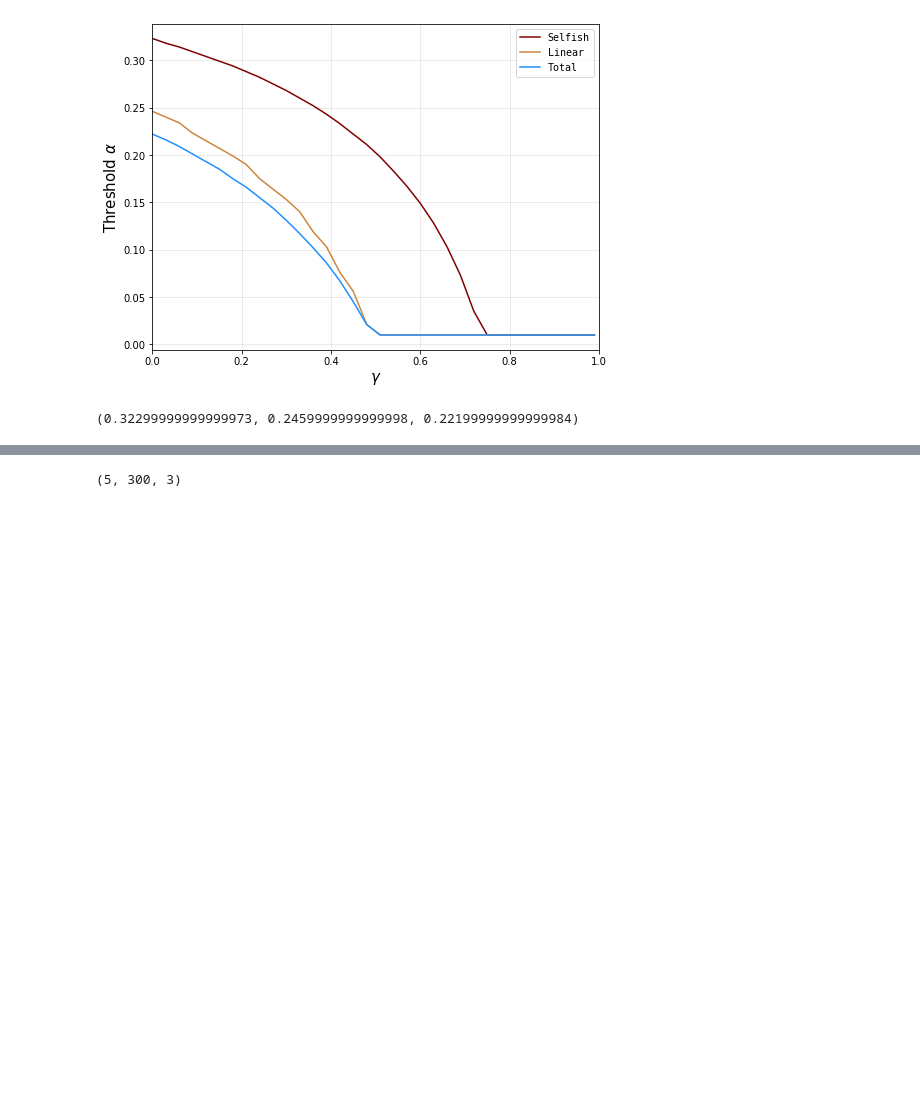
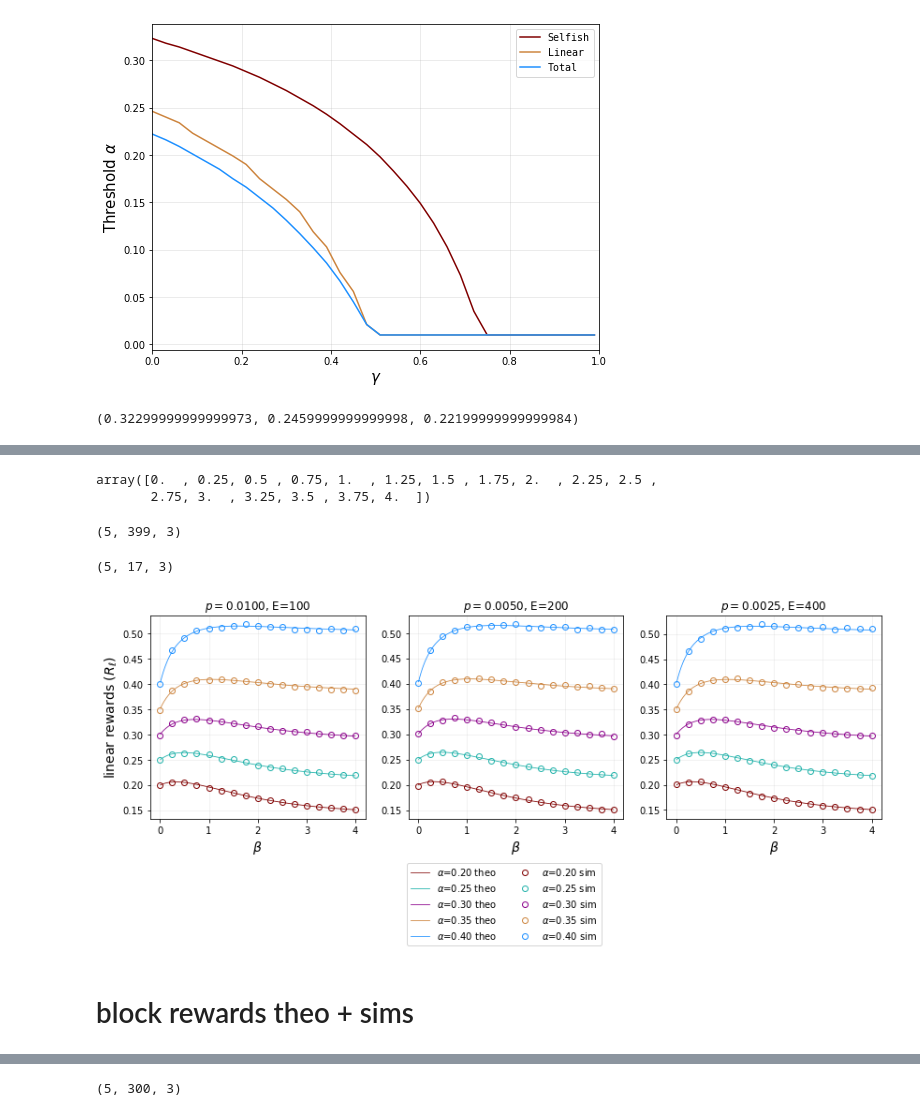
Before and after one commit to michaelneuder/opportunistic-mining, a Jupyter notebook: final-plots.ipynb, the cells around one changed output, grey strips where cells are left out. Cells and saved outputs as stored; diff of their text form; code cells hidden in the pictures; blank space fills up the shorter version.

```diff
--- a/final-plots.ipynb
+++ b/final-plots.ipynb
@@ -764,0 +877,80 @@ thresh_a_selfish[0], thresh_a_linear[0], thresh_a_total[0]
+# %%
+alphas    = [0.2, 0.25, 0.3, 0.35, 0.4]
+betas     = np.arange(0.01, 4, 0.01)
+ps     = [0.01, 0.005, 0.0025]
+Es     = [100, 200, 400]
+simBetas  = np.arange(0., 4.01, 0.25)
+simBetas
+# %% [output]
+array([0.  , 0.25, 0.5 , 0.75, 1.  , 1.25, 1.5 , 1.75, 2.  , 2.25, 2.5 ,
+       2.75, 3.  , 3.25, 3.5 , 3.75, 4.  ])
+# %%
+theoRes = []
+for a in alphas:
+    temp1 = []
+    for b in betas:
+        temp2 = []
+        for i in range(3):
+            p, E = ps[i], Es[i]
+            temp2.append(fullLambda(alpha=a, beta=b, gamma=0.0, p=p, E=E))
+        temp1.append(temp2)
+    theoRes.append(temp1)
+theoRes = np.array(theoRes)
+theoRes.shape
+# %% [output]
+(5, 399, 3)
+# %%
+simsRes = []
+for a in alphas:
+    temp1 = []
+    for b in tqdm(simBetas):
+        temp2 = []
+        for i in range(3):
+            p, E = ps[i], Es[i]
+            _, _, _, _, honestLin, attackLin = simAllRews(a=a, b=b, p=p, E=E, n=int(5e5))
+            temp2.append(attackLin/(attackLin+honestLin))
+        temp1.append(temp2)
+    simsRes.append(temp1)
+simsRes = np.array(simsRes)
+simsRes.shape
+# %% [output]
+(5, 17, 3)
+# %%
+f, axarr = plt.subplots(ncols=3, figsize=(14,4))
+
+colors = ['maroon', 'lightseagreen', 'darkmagenta', 'peru', 'dodgerblue']
+handles, labels = [], []
+
+for i in range(3):
+    ax = axarr[i]
+    for j, a in enumerate(alphas):
+        line, = ax.plot(betas, theoRes[j,:,i], linewidth=0.8, color=colors[j],
+                        label=r'$\alpha$={:0.2f} theo'.format(a))
+        if i == 0:
+            handles.append(line)
+            labels.append(r'$\alpha$={:0.2f} theo'.format(a))
+
+for i in range(3):
+    ax = axarr[i]
+    for j, a in enumerate(alphas):
+        marker, = ax.plot(simBetas, simsRes[j,:,i], marker='o', color=colors[j], linestyle='none',
+                          fillstyle='none', label=r'$\alpha$={:0.2f} sim'.format(a))
+        if i == 0:
+            handles.append(marker)
+            labels.append(r'$\alpha$={:0.2f} sim'.format(a))
+
+
+for i, ax in enumerate(axarr):
+    ax.grid(alpha=0.2)
+    ax.set_xlabel(r'$\beta$', size=14)
+    ax.set_title(r'$p=${:0.4f}, E={:d}'.format(ps[i], Es[i]))
+
+axarr[0].set_ylabel(r'linear rewards ($R_\ell)$', size=14)
+f.legend(handles, labels, loc='upper center', bbox_to_anchor=(0.5, -0.02), ncol=2)
+
+plt.savefig('out.png', dpi=150, bbox_inches='tight', facecolor='white')
+plt.show()
+# %% [output]
+[figure, added]
+# %% [markdown]
+# block rewards theo + sims
```
Also changed, not shown: parts of 18 cells of this notebook.
